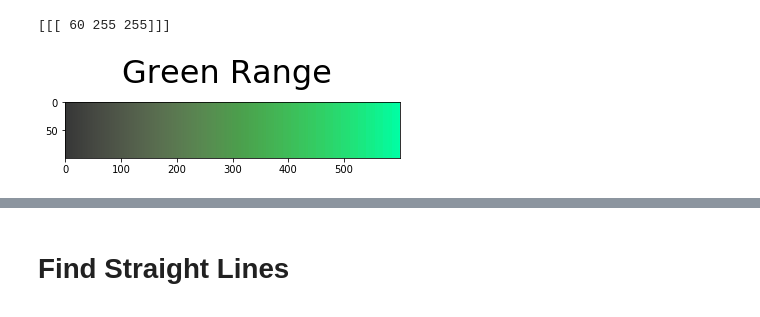
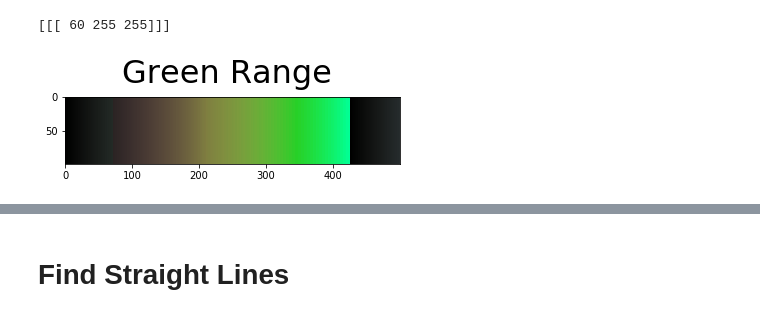
Before and after one commit to rain020527/court_detection, a Jupyter notebook: corner_detect.ipynb, the cells around one changed output, grey strips where cells are left out. Drawn from its saved outputs; the diff is of its cells as text; code cells hidden in the pictures.

```diff
--- a/corner_detect.ipynb
+++ b/corner_detect.ipynb
@@ -40,20 +49,20 @@ plt.show()
 # %%
 # generate green space
 fig = plt.figure()
 fig.suptitle('Green Range', y=0.75, fontsize=32)
 
 green = np.uint8([[[0,255,0]]])
-range1 = [20,255,200]
-range2 = [20,0,0]
+range1 = [77,255,255]
+range2 = [35,43,46]
 hsv_green = cv2.cvtColor(green, cv2.COLOR_BGR2HSV)
-green_map = np.linspace(hsv_green.reshape(-1)-range1, hsv_green.reshape(-1)+range2, 600)
+green_map = np.linspace(hsv_green.reshape(-1)-range1, hsv_green.reshape(-1)+range2, 500)
 green_map = np.tile(np.expand_dims(green_map, axis=0), (100,1,1))
 print(hsv_green)
 plt.imshow(cv2.cvtColor(green_map.astype(np.uint8), cv2.COLOR_HSV2RGB))
 plt.show()
 # %% [output]
 [[[ 60 255 255]]]
-[figure, old version]
+[figure, new version]
 # %%
 fig = plt.figure()
 fig.suptitle('Green Region', fontsize=32)
```
Also changed, not shown: parts of 8 cells of this notebook, 15 other files.
